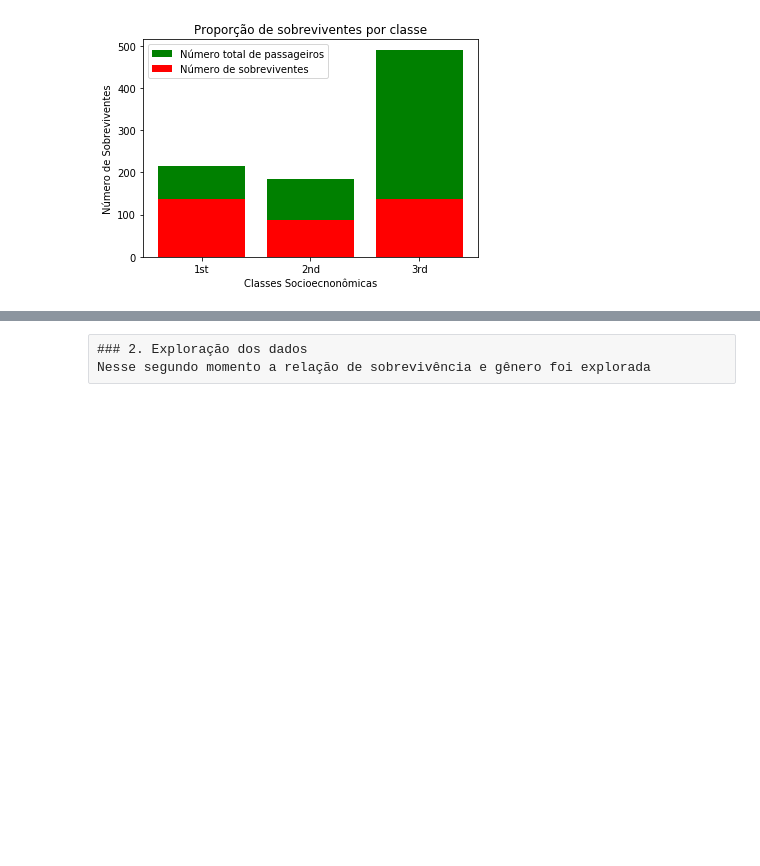
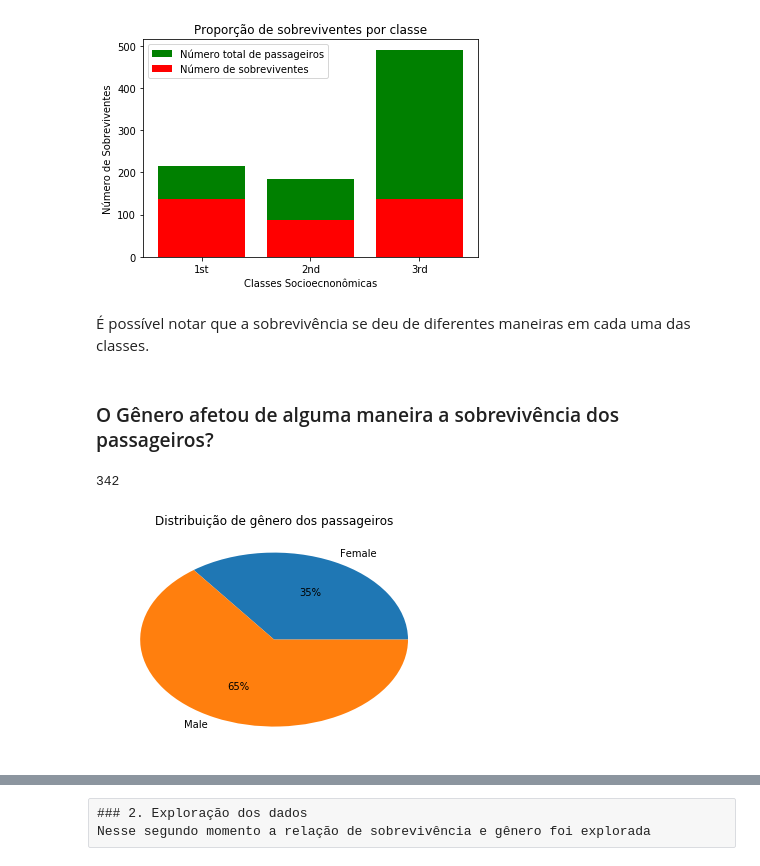
Before and after one commit to felipe-morilla/Projeto-final, a Jupyter notebook: Projeto Final.ipynb, the cells around one changed output, grey strips where cells are left out. Saved outputs shown, nothing was run; the diff lists cells and outputs as text; code cells hidden in the pictures; blank space fills up the shorter version.

```diff
--- a/Projeto Final.ipynb
+++ b/Projeto Final.ipynb
@@ -179,3 +163,33 @@ plt.ylabel('Número de Sobreviventes')
 plt.legend((p1,p2),('Número total de passageiros','Número de sobreviventes'));
 # %% [output]
 [figure]
+# %% [markdown]
+É possível notar que a sobrevivência se deu de diferentes maneiras em cada uma das classes.
+# %% [markdown]
+### O Gênero afetou de alguma maneira a sobrevivência dos passageiros?
+# %%
+#Investigando o total de homens e mulheres da amostra.
+df_sex=df.groupby('Sex')['Survived'].agg('count')
+
+#Deefinindo o total de mulheres e homens.
+total_F = df.groupby('Sex')['Survived'].agg('count')['female']
+total_M = df.groupby('Sex')['Survived'].agg('count')['male']
+total = df_sex['female']+df_sex['male']
+# %%
+#Contando o número de soobreviventes por gênero
+surv_sex=df[df['Survived']==1].groupby('Sex')['Survived'].sum()
+
+#Definindo o total de sobreviventes por gênero
+surv_F = surv_sex['female']
+surv_M = surv_sex['male']
+surv_total = surv_M + surv_F
+# %% [output]
+342
+# %%
+#Criando um gráfico de pizza
+proporcoes = [total_F/total , total_M/total]
+labels = ['Female', 'Male']
+plt.pie(proporcoes, labels=labels, autopct='%.0f%%')
+plt.title('Distribuição de gênero dos passageiros');
+# %% [output]
+[figure, added]
```
Also changed, not shown: parts of 37 cells of this notebook.
